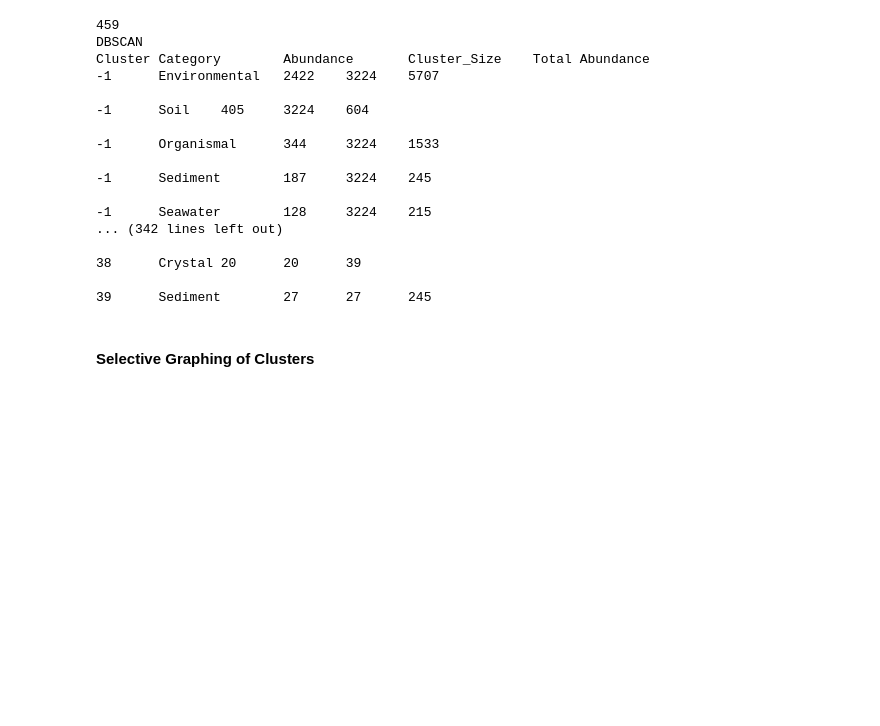
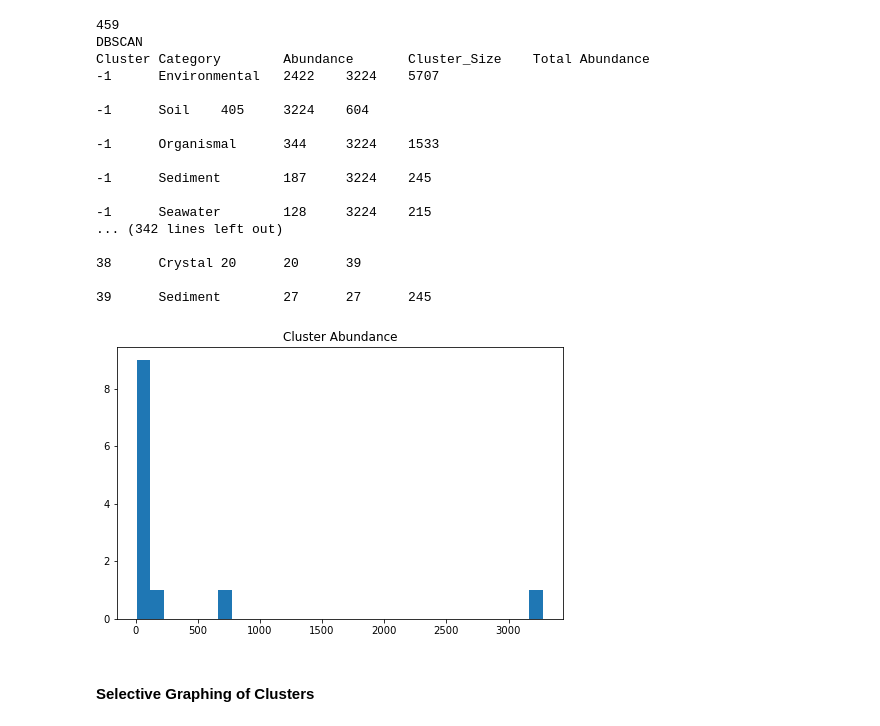
Before and after one commit to jsam356/CAP2, a Jupyter notebook: Distances/Scatterplot.ipynb, the cells around one changed output. Cells and saved outputs as stored; diff of their text form; code cells hidden in the pictures; blank space fills up the shorter version.

```diff
--- a/Distances/Scatterplot.ipynb
+++ b/Distances/Scatterplot.ipynb
@@ -1047,8 +1045,9 @@ for classification in allHierarchy.keys():
 #done using binomial tests with a bonferroni correction.
 from scipy.stats import binom_test
 
-#We need as parameter a list with the clusters.
-def getSigTerms(clusters):
+#We need as parameter a list with the clusters, the categories per sample dictionary, the ids list, and the category
+#abundance dictionary.
+def getSigTerms(clusters,catSampleDict,IDList,catAbundanceDict):
 #First thing we do is determine which samples are associated to each of the clusters.
 #First we get the number of clusters in total. We have to consider the 0-index in python and the fact that DBSCAN and
 #HDBSCAN group all samples which were not confidently associated to a cluster in the -1 group (so this can be seen
@@ -1072,13 +1071,11 @@ def getSigTerms(clusters):
     while clust<=(max(clusters)+1):
         ClusterTerms=[]
         for member in clustersPos[clust]:
-            sample=ids[member]
-            #if clust==0:
-            #    print(catPerSample[sample])
+            sample=IDList[member]
             try:
 #We make sure not to add No Metadata as a category and omit samples whose abundance in the cluster is 0.
-                for category in catPerSample[sample]:
-                    if category not in ClusterTerms and category!="No Metadata" and CatAbundance[category]>0:
+                for category in catSampleDict[sample]:
+                    if category not in ClusterTerms and category!="No Metadata" and catAbundanceDict[category]>0:
                         #print(category)
                         ClusterTerms.append(category)
             except:
@@ -1107,16 +1104,13 @@ def getSigTerms(clusters):
             amount=0
             for sample in clustersPos[clust]:
 
-                if category in catPerSample[ids[sample]]:
+                if category in catSampleDict[IDList[sample]]:
                     amount+=1
-            #print(clust)
-            #print(amount)
-            #print(category)
 
 #We then carry out a binomial test. The null hypothesis is that the fraction of samples that have the term inside the
 #cluster is equal to the fraction of samples which have it in the overall dataset. To get the fraction in the
 #dataset we use the dictionary of CatAbundance.
-            binomial=binom_test(x=amount, n=len(clustersPos[clust]),p=CatAbundance[category]/len(ids))
+            binomial=binom_test(x=amount, n=len(clustersPos[clust]),p=catAbundanceDict[category]/len(IDList))
 #When we have the p-value we set 0.01 as the initial threshold of significance and perform the bonferroni correction.
             if binomial<0.01/(2*bonfCorrect):
 #Categories which are significantly enriched (and also depleted) in a cluster are saved in the EnrichedThis list, and their
@@ -1133,7 +1127,7 @@ def getSigTerms(clusters):
     return EnrichedAll,SizeAll
 # %%
 #We run the function above for DBSCAN with categories and print the results.
-enrichedKeywords,sizeKey=getSigTerms(dbg.labels_)
+enrichedKeywords,sizeKey=getSigTerms(dbg.labels_,catPerSample,ids,CatAbundance)
 
 print("DBSCAN")
 print("Cluster"+"\t"+"Category"+"\t"+"Abundance"+"\t"+"Cluster_Size"+"\t"+"Total Abundance")
@@ -1167,6 +1161,16 @@ Cluster Category        Abundance       Cluster_Size    Total Abundance
 38      Crystal 20      20      39
 
 39      Sediment        27      27      245
+# %%
+clusterAbundance=[]
+for i in range(0,clusters):
+    clusterAbundance.append(list(dbg.labels_).count(i))
+
+hist(clusterAbundance,histtype='bar',label="Same", density=False,bins=30)
+title("Cluster Abundance", fontsize=12)
+figsize(8,5)
+# %% [output]
+[figure, added]
 # %% [markdown]
 #### Selective Graphing of Clusters
 # %%
```
Also changed, not shown: parts of 10 cells of this notebook.
